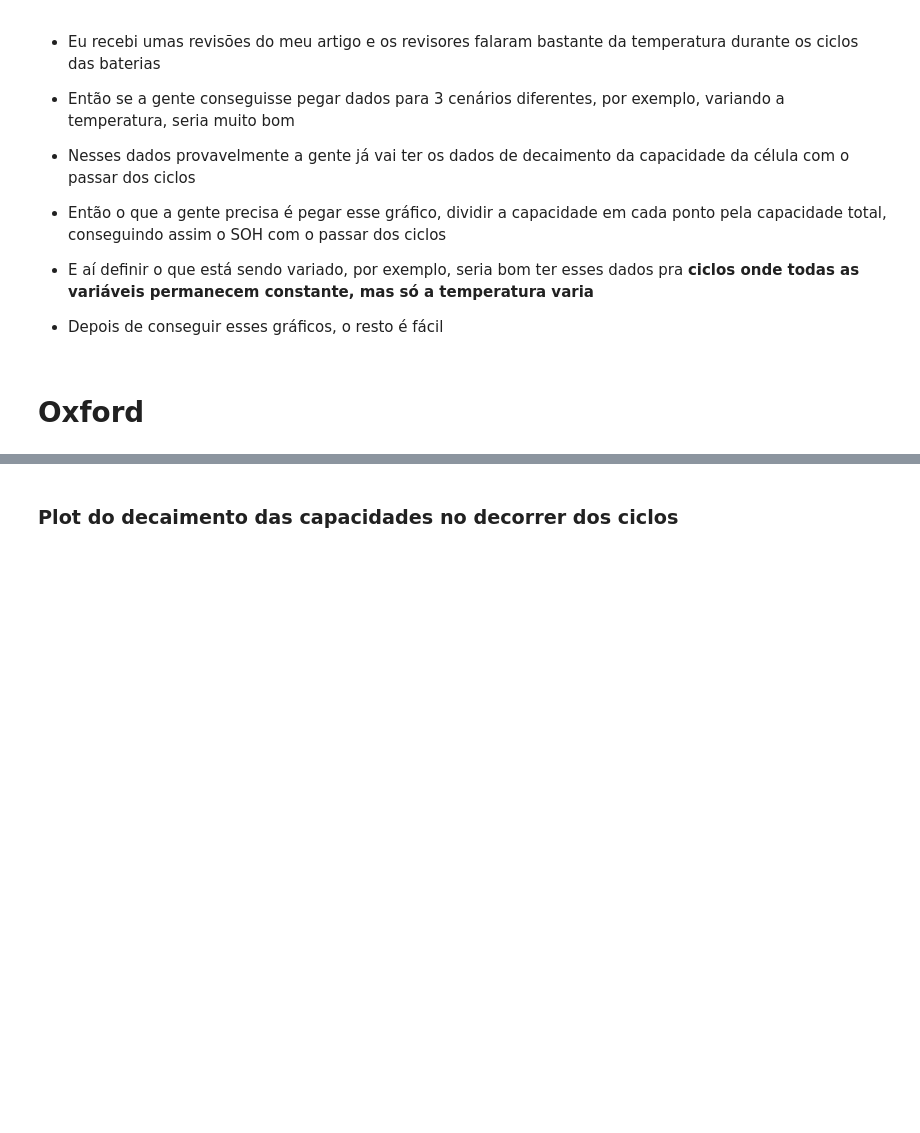
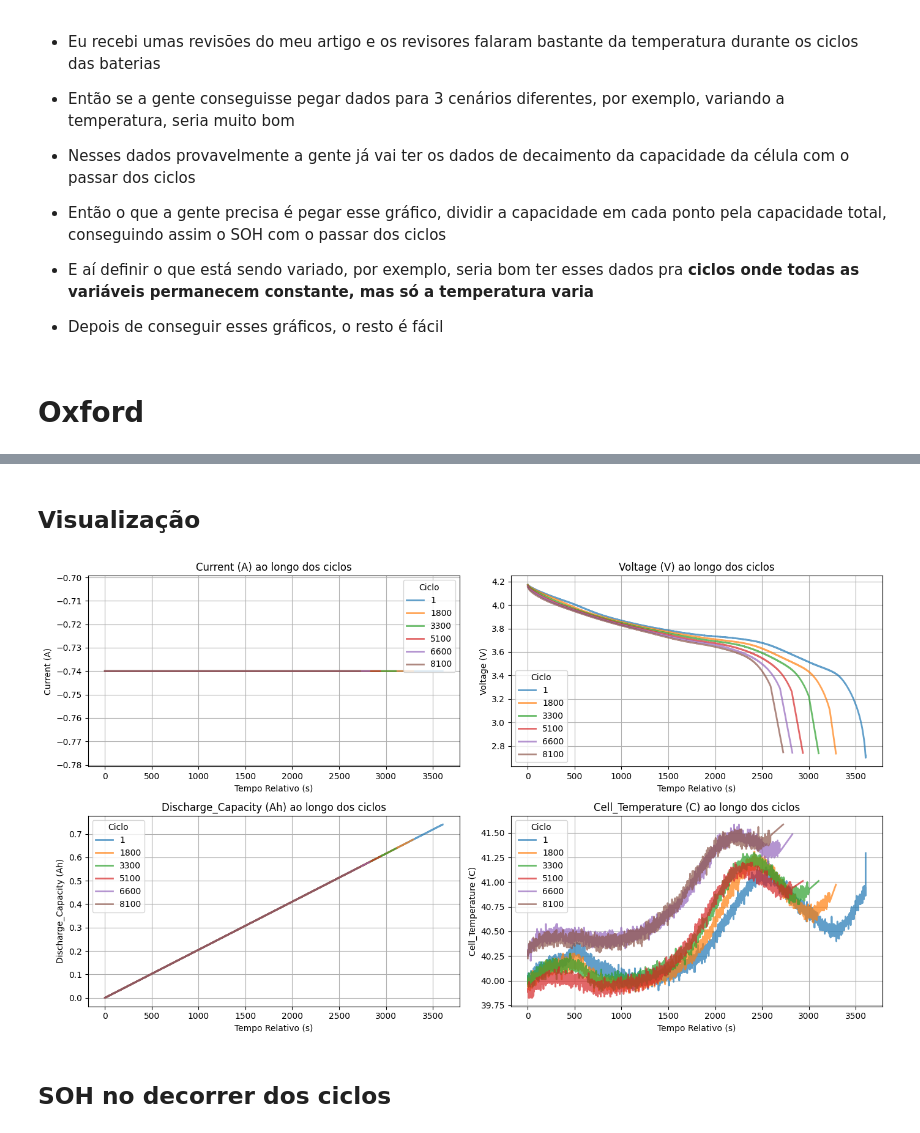
Before and after one commit to Davi-SB/Battery-Analysis, a Jupyter notebook: SOH_vs_Temperature.ipynb, the cells around one changed output, grey strips where cells are left out. Drawn from its saved outputs; the diff is of its cells as text; code cells hidden in the pictures; blank space fills up the shorter version.

Commit message:
update plots

```diff
--- a/SOH_vs_Temperature.ipynb
+++ b/SOH_vs_Temperature.ipynb
@@ -323,0 +25,20 @@ display(selected_cycles_df.head(10))
+# %%
+# Header: Date_Time,Test_Time (s),Cycle_Index,Current (A),Voltage (V),Charge_Capacity (Ah),Discharge_Capacity (Ah),Charge_Energy (Wh),Discharge_Energy (Wh),Environment_Temperature (C),Cell_Temperature (C)
+df = pd.read_csv('D:/Estudos/Iniciacao Cientifica/Voltz/Battery_Archive_Data/Oxford/OX_1-1_pouch_LCO_40C_0-100_2-1.84C_a_timeseries.csv')
+
+# Mantem apenas as linhas em que a bateria está descarregando, ou seja, Charge_Energy (Wh) == 0
+# O interesse é apenas na descarga
+df = df[df['Charge_Energy (Wh)'] == 0]
+
+# Apenas features de interesse são mantidas
+# Obs: Envoironment_Temperature (C) poderia ser relevante, mas tem todos os valores nulos. Então, é removida
+df = df[["Cycle_Index", "Test_Time (s)", "Current (A)", "Voltage (V)", "Discharge_Capacity (Ah)", "Cell_Temperature (C)"]]
+
+# Mantem apenas as linhas em que a bateria está descarregando, ou seja, corrente < 0
+df = df[df['Current (A)'] < 0]
+
+# Remove valores para Cell_Temperature < 1 (incorretos)
+df = df[df['Cell_Temperature (C)'] >= 1]
+
+display(df.head(10))
+display(df.describe())
@@ -324,2 +66,42 @@ display(selected_cycles_df.head(10))
+# %% [markdown]
+## Visualização
+# %%
+# Lista de features que deseja analisar (exceto "Cycle_Index")
+features = ["Current (A)", "Voltage (V)", "Discharge_Capacity (Ah)", "Cell_Temperature (C)"]
+
+# Obter os ciclos únicos e ordenados
+cycles = df["Cycle_Index"].unique()
+cycles.sort()
+NumCyclesPlot = 5
+
+# Seleciona 'NumCyclesPlot' ciclos igualmente espaçados para plotar
+if len(cycles) > NumCyclesPlot:
+    cycles = cycles[::len(cycles)//NumCyclesPlot] # // --> Divisão inteira
+
+# Cria os subplots com layout 2x2
+fig, axs = plt.subplots(2, 2, figsize=(14, 8))
+axs = axs.flatten()  # Facilita a iteração
+
+# Itera sobre cada feature e sobre os ciclos para plotar os dados
+for i, feature in enumerate(features):
+    ax = axs[i]
+    for cycle in cycles:
+        # Seleciona os dados do ciclo e calcula o tempo relativo
+        df_cycle = df[df["Cycle_Index"] == cycle].copy()
+        df_cycle['Tempo_Relativo (s)'] = df_cycle["Test_Time (s)"] - df_cycle["Test_Time (s)"].min()
+        # Plota a feature em função do tempo relativo
+        ax.plot(df_cycle['Tempo_Relativo (s)'], df_cycle[feature], alpha=0.7, label=f'{int(cycle)}', linewidth=2.0)
+
+    # Configura os rótulos, título e grade do subplot
+    ax.set_title(f'{feature} ao longo dos ciclos')
+    ax.set_xlabel('Tempo Relativo (s)')
+    ax.set_ylabel(feature)
+    ax.grid(True)
+    ax.legend(title="Ciclo", loc='best')
+
+plt.tight_layout()
+plt.show()
+# %% [output]
+[figure, added]
 # %% [markdown]
-### Plot do decaimento das capacidades no decorrer dos ciclos
+## SOH no decorrer dos ciclos
```
Also changed, not shown: parts of 32 cells of this notebook, 1 other file.
